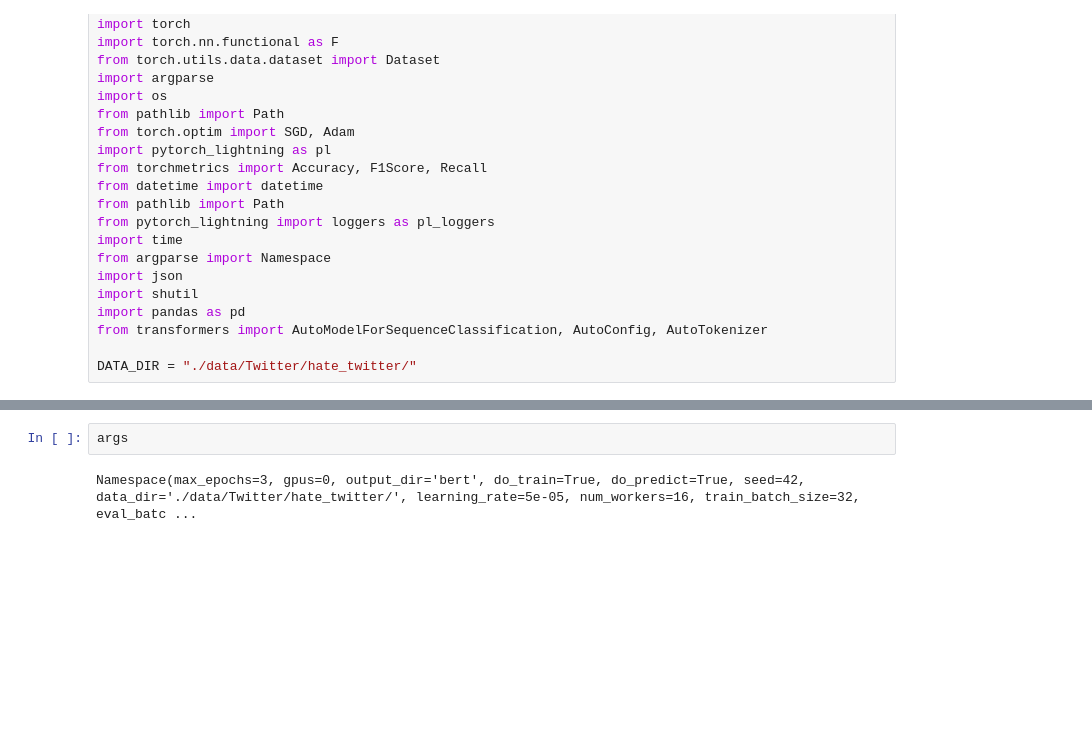
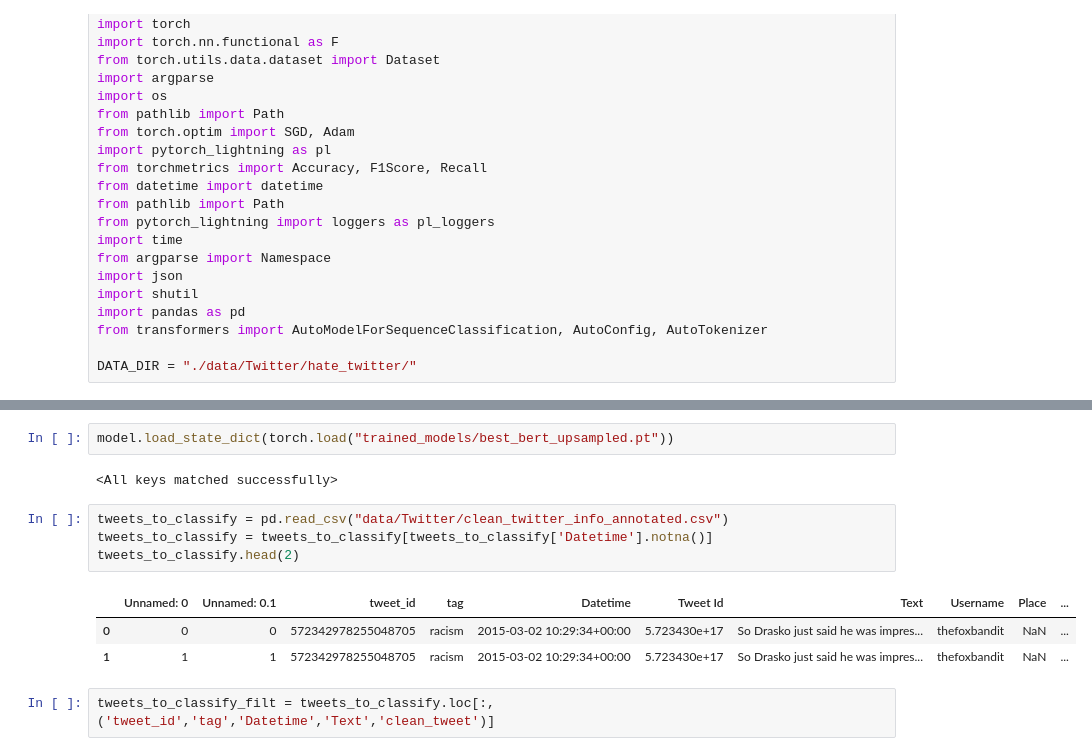
Before and after one commit to natalie-ayers/life_cycle_of_hate_speech, a Jupyter notebook: transformers_bert.ipynb, the cells around one changed output, grey strips where cells are left out. Drawn from its saved outputs; the diff is of its cells as text; blank space fills up the shorter version.

```diff
--- a/transformers_bert.ipynb
+++ b/transformers_bert.ipynb
@@ -400,4 +426,14 @@ Error:
-# %%
-args
-# %% [output]
-Namespace(max_epochs=3, gpus=0, output_dir='bert', do_train=True, do_predict=True, seed=42, data_dir='./data/Twitter/hate_twitter/', learning_rate=5e-05, num_workers=16, train_batch_size=32, eval_batc ...
+# %%
+model.load_state_dict(torch.load("trained_models/best_bert_upsampled.pt"))
+# %% [output]
+<All keys matched successfully>
+# %%
+tweets_to_classify = pd.read_csv("data/Twitter/clean_twitter_info_annotated.csv")
+tweets_to_classify = tweets_to_classify[tweets_to_classify['Datetime'].notna()]
+tweets_to_classify.head(2)
+# %% [output]
+|  | Unnamed: 0 | Unnamed: 0.1 | tweet_id | tag | Datetime | Tweet Id | Text | Username | Place | ... |
+| 0 | 0 | 0 | 572342978255048705 | racism | 2015-03-02 10:29:34+00:00 | 5.723430e+17 | So Drasko just said he was impres... | thefoxbandit | NaN | ... |
+| 1 | 1 | 1 | 572342978255048705 | racism | 2015-03-02 10:29:34+00:00 | 5.723430e+17 | So Drasko just said he was impres... | thefoxbandit | NaN | ... |
+# %%
+tweets_to_classify_filt = tweets_to_classify.loc[:,('tweet_id','tag','Datetime','Text','clean_tweet')]
```
Also changed, not shown: parts of 10 cells of this notebook, 2 other files.
